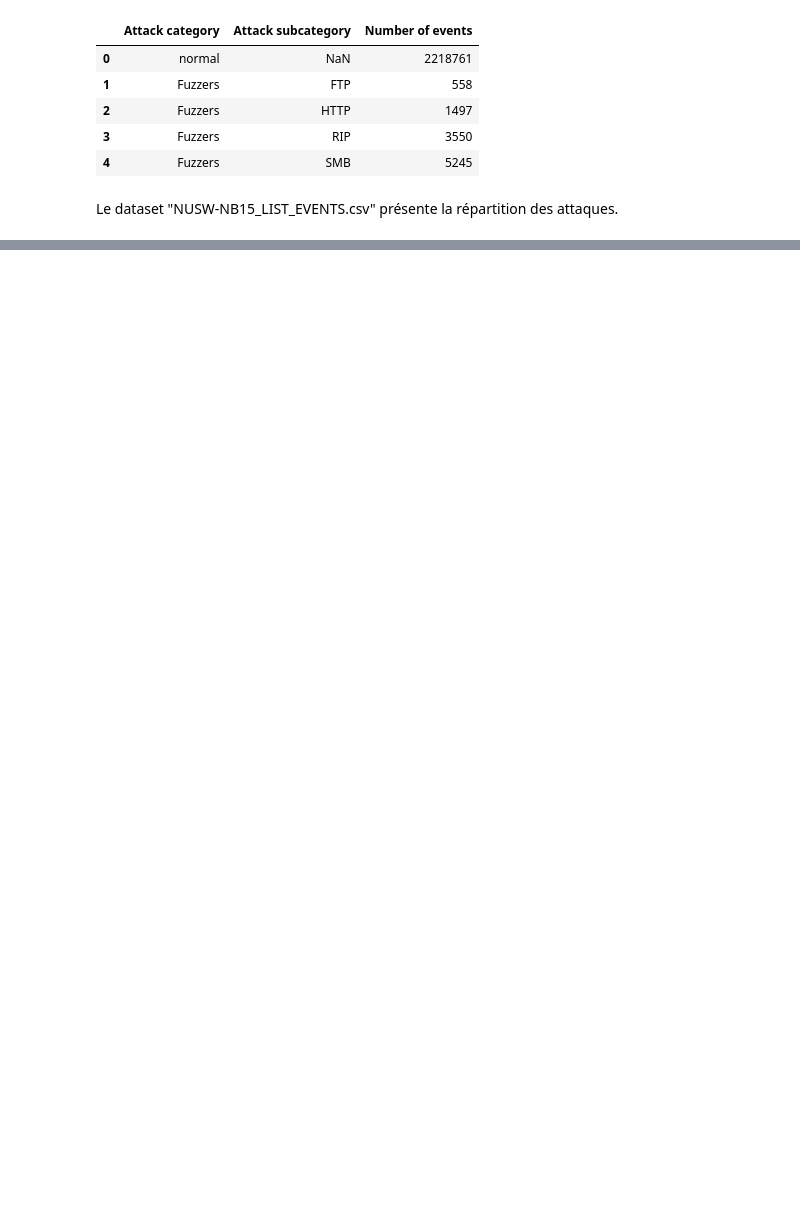
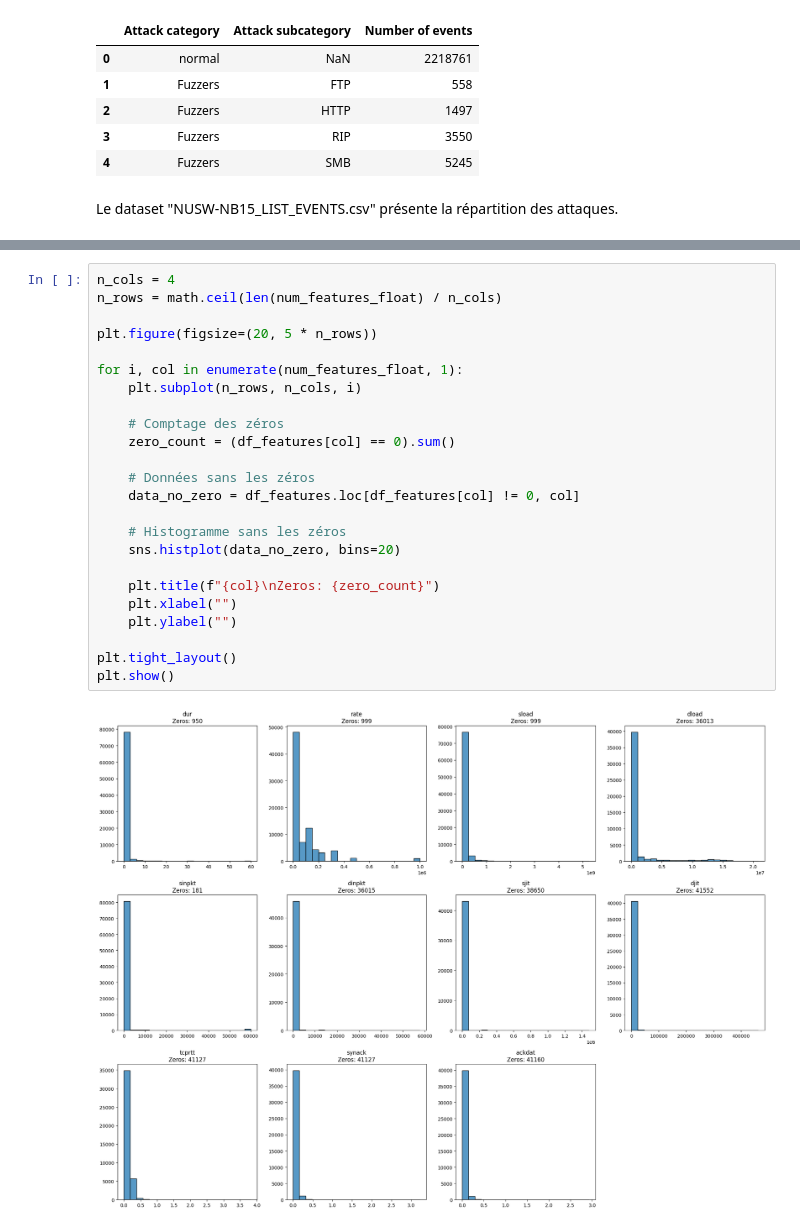
Before and after one commit to titibemo/tp_groupe_soc, a Jupyter notebook: notebooks/01_exploration.ipynb, the cells around one changed output, grey strips where cells are left out. Drawn from its saved outputs; the diff is of its cells as text; blank space fills up the shorter version.

```diff
--- a/notebooks/01_exploration.ipynb
+++ b/notebooks/01_exploration.ipynb
@@ -126,0 +244,26 @@ Le dataset "NUSW-NB15_LIST_EVENTS.csv" présente la répartition des attaques.
+# %%
+n_cols = 4
+n_rows = math.ceil(len(num_features_float) / n_cols)
+
+plt.figure(figsize=(20, 5 * n_rows))
+
+for i, col in enumerate(num_features_float, 1):
+    plt.subplot(n_rows, n_cols, i)
+
+    # Comptage des zéros
+    zero_count = (df_features[col] == 0).sum()
+
+    # Données sans les zéros
+    data_no_zero = df_features.loc[df_features[col] != 0, col]
+
+    # Histogramme sans les zéros
+    sns.histplot(data_no_zero, bins=20)
+
+    plt.title(f"{col}\nZeros: {zero_count}")
+    plt.xlabel("")
+    plt.ylabel("")
+
+plt.tight_layout()
+plt.show()
+# %% [output]
+[figure, added]
```
Also changed, not shown: parts of 14 cells of this notebook.
